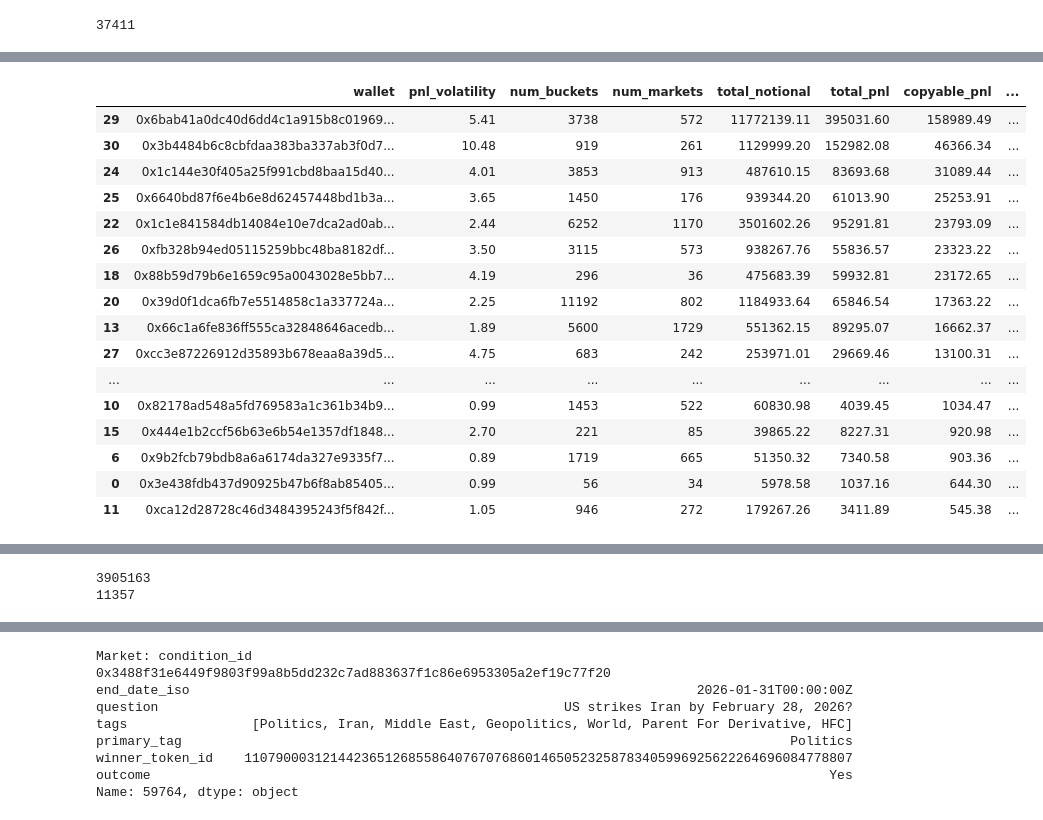
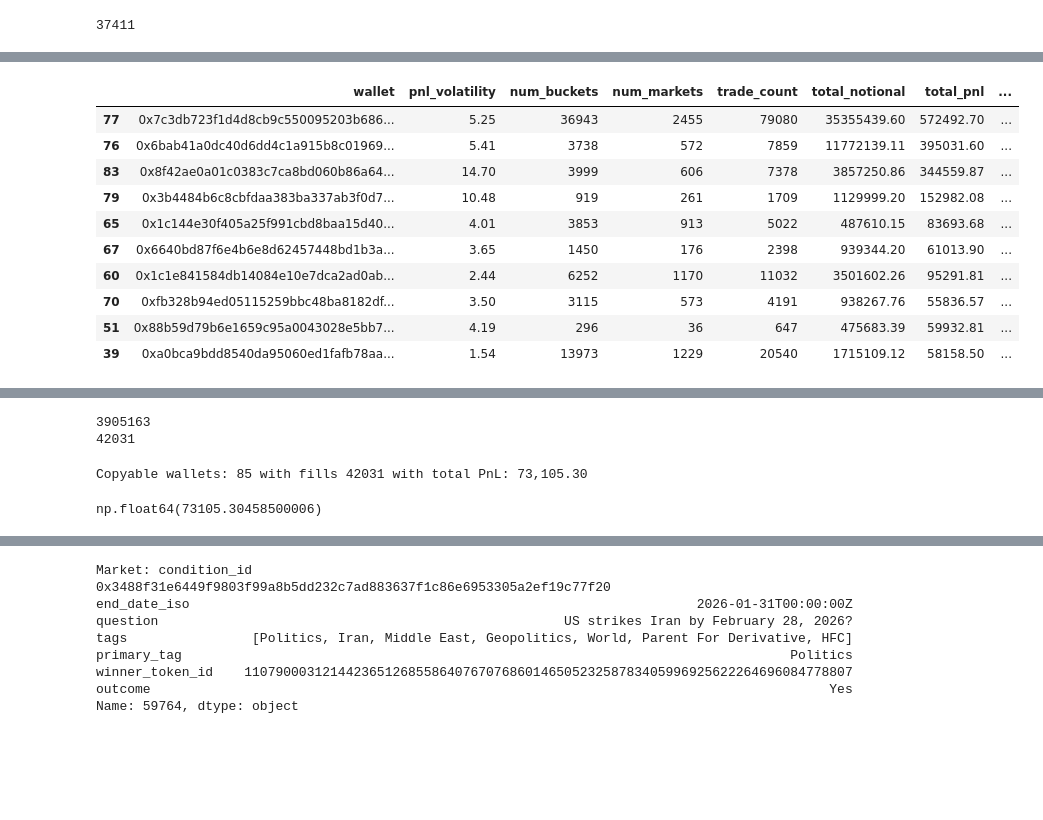
Before and after one commit to vobornij/polymarket, a Jupyter notebook: notebooks/flow/stage1_wallet_strategy_selection.ipynb, the cells around one changed output, grey strips where cells are left out. Cells and saved outputs as stored; diff of their text form; code cells hidden in the pictures; blank space fills up the shorter version.

```diff
--- a/notebooks/flow/stage1_wallet_strategy_selection.ipynb
+++ b/notebooks/flow/stage1_wallet_strategy_selection.ipynb
@@ -429,8 +426,9 @@ eligible_base['predicting_final_score'] = eligible_base['predictability_score']
 copyable_mask = (
     (eligible_base['copyable_pnl'] > 0)
     # & (eligible_base['copyable_pnl_factor'] >= 0.1)
-    & (eligible_base['copyable_roi'] >= 0.03)
-    & (eligible_base['median_roi'] >= 0.00)
+    # & (eligible_base['copyable_roi'] >= 0.01)
+    # & (eligible_base['median_roi'] >= 0.00)
+    # & (eligible_base['average_roi'] >= 0.04)
     # & (
     #     eligible_base['max_copyable_drawdown_to_copyable_pnl']
     #     .fillna(eligible_base['max_drawdown_to_pnl'])
@@ -458,11 +456,7 @@ copyable_candidates['final_score'] = (
 )
 
 wallet_cohorts['copyable_group'] = (
-    copyable_candidates[
-        (copyable_candidates['copyable_score'] >= COPYABLE_SCORE_MIN)
-        # & (copyable_candidates['final_score'] >= COPYABLE_FINAL_SCORE_MIN)
-        # & (copyable_candidates['predicting_final_score'] >= PREDICTING_SCORE_MIN)
-    ]
+    copyable_candidates
     .sort_values('final_score', ascending=False)
     .reset_index(drop=True)
 )
@@ -495,6 +489,6 @@ print(f"Base-eligible wallets: {len(eligible_base):,}")
 print(f"Copyable candidates: {len(copyable_candidates):,}")
 print(f"Selected wallets (copyable group): {len(wallet_cohorts['copyable_group']):,}")
 print(f"Selected wallets (predicting group): {len(wallet_cohorts['predicting_group']):,}")
-wallet_cohorts['copyable_group'].head(200)
+wallet_cohorts['copyable_group'].head(10)
 # %% [output]
 Base-eligible wallets: 122
@@ -570,23 +578,17 @@ df_test[df_test['min_abs_pnl_pct'] < 0.1].sort_values(['abs_pnl_sum'], ascending
 # %%
-wallet_cohorts['multi_filter'].sort_values("copyable_pnl", key=abs, ascending=False).head(100)
+wallet_cohorts['multi_filter'].sort_values("copyable_pnl", key=abs, ascending=False).head(10)
 # %% [output]
-|  | wallet | pnl_volatility | num_buckets | num_markets | total_notional | total_pnl | copyable_pnl | ... |
-| 29 | 0x6bab41a0dc40d6dd4c1a915b8c01969... | 5.41 | 3738 | 572 | 11772139.11 | 395031.60 | 158989.49 | ... |
-| 30 | 0x3b4484b6c8cbfdaa383ba337ab3f0d7... | 10.48 | 919 | 261 | 1129999.20 | 152982.08 | 46366.34 | ... |
-| 24 | 0x1c144e30f405a25f991cbd8baa15d40... | 4.01 | 3853 | 913 | 487610.15 | 83693.68 | 31089.44 | ... |
-| 25 | 0x6640bd87f6e4b6e8d62457448bd1b3a... | 3.65 | 1450 | 176 | 939344.20 | 61013.90 | 25253.91 | ... |
-| 22 | 0x1c1e841584db14084e10e7dca2ad0ab... | 2.44 | 6252 | 1170 | 3501602.26 | 95291.81 | 23793.09 | ... |
-| 26 | 0xfb328b94ed05115259bbc48ba8182df... | 3.50 | 3115 | 573 | 938267.76 | 55836.57 | 23323.22 | ... |
-| 18 | 0x88b59d79b6e1659c95a0043028e5bb7... | 4.19 | 296 | 36 | 475683.39 | 59932.81 | 23172.65 | ... |
-| 20 | 0x39d0f1dca6fb7e5514858c1a337724a... | 2.25 | 11192 | 802 | 1184933.64 | 65846.54 | 17363.22 | ... |
-| 13 | 0x66c1a6fe836ff555ca32848646acedb... | 1.89 | 5600 | 1729 | 551362.15 | 89295.07 | 16662.37 | ... |
-| 27 | 0xcc3e87226912d35893b678eaa8a39d5... | 4.75 | 683 | 242 | 253971.01 | 29669.46 | 13100.31 | ... |
-| ... | ... | ... | ... | ... | ... | ... | ... | ... |
-| 10 | 0x82178ad548a5fd769583a1c361b34b9... | 0.99 | 1453 | 522 | 60830.98 | 4039.45 | 1034.47 | ... |
-| 15 | 0x444e1b2ccf56b63e6b54e1357df1848... | 2.70 | 221 | 85 | 39865.22 | 8227.31 | 920.98 | ... |
-| 6 | 0x9b2fcb79bdb8a6a6174da327e9335f7... | 0.89 | 1719 | 665 | 51350.32 | 7340.58 | 903.36 | ... |
-| 0 | 0x3e438fdb437d90925b47b6f8ab85405... | 0.99 | 56 | 34 | 5978.58 | 1037.16 | 644.30 | ... |
-| 11 | 0xca12d28728c46d3484395243f5f842f... | 1.05 | 946 | 272 | 179267.26 | 3411.89 | 545.38 | ... |
+|  | wallet | pnl_volatility | num_buckets | num_markets | trade_count | total_notional | total_pnl | ... |
+| 77 | 0x7c3db723f1d4d8cb9c550095203b686... | 5.25 | 36943 | 2455 | 79080 | 35355439.60 | 572492.70 | ... |
+| 76 | 0x6bab41a0dc40d6dd4c1a915b8c01969... | 5.41 | 3738 | 572 | 7859 | 11772139.11 | 395031.60 | ... |
+| 83 | 0x8f42ae0a01c0383c7ca8bd060b86a64... | 14.70 | 3999 | 606 | 7378 | 3857250.86 | 344559.87 | ... |
+| 79 | 0x3b4484b6c8cbfdaa383ba337ab3f0d7... | 10.48 | 919 | 261 | 1709 | 1129999.20 | 152982.08 | ... |
+| 65 | 0x1c144e30f405a25f991cbd8baa15d40... | 4.01 | 3853 | 913 | 5022 | 487610.15 | 83693.68 | ... |
+| 67 | 0x6640bd87f6e4b6e8d62457448bd1b3a... | 3.65 | 1450 | 176 | 2398 | 939344.20 | 61013.90 | ... |
+| 60 | 0x1c1e841584db14084e10e7dca2ad0ab... | 2.44 | 6252 | 1170 | 11032 | 3501602.26 | 95291.81 | ... |
+| 70 | 0xfb328b94ed05115259bbc48ba8182df... | 3.50 | 3115 | 573 | 4191 | 938267.76 | 55836.57 | ... |
+| 51 | 0x88b59d79b6e1659c95a0043028e5bb7... | 4.19 | 296 | 36 | 647 | 475683.39 | 59932.81 | ... |
+| 39 | 0xa0bca9bdd8540da95060ed1fafb78aa... | 1.54 | 13973 | 1229 | 20540 | 1715109.12 | 58158.50 | ... |
 # %%
 df_slice.head(1)
 # %% [output]
@@ -613,4 +615,11 @@ df = df_wallets.groupby('condition_id').agg(
 ).sort_values(by="pnl", key=np.abs, ascending=False).merge(mdf, on="condition_id", how="left")
 # %% [output]
 3905163
-11357
+42031
+# %%
+wallet_set = set(wallet_cohorts['copyable_group']['wallet'])
+print(f"Copyable wallets: {len(wallet_set)} with fills {df_wallets[df_wallets['wallet'].isin(wallet_set)].shape[0]} with total PnL: {df_wallets[df_wallets['wallet'].isin(wallet_set)]['pnl'].sum():,.2f}")
+df_wallets[df_wallets['wallet'].isin(wallet_set)]['trade_pnl'].sum()
+# %% [output]
+Copyable wallets: 85 with fills 42031 with total PnL: 73,105.30
+np.float64(73105.30458500006)
```
Also changed, not shown: parts of 14 cells of this notebook, 3 other files.
